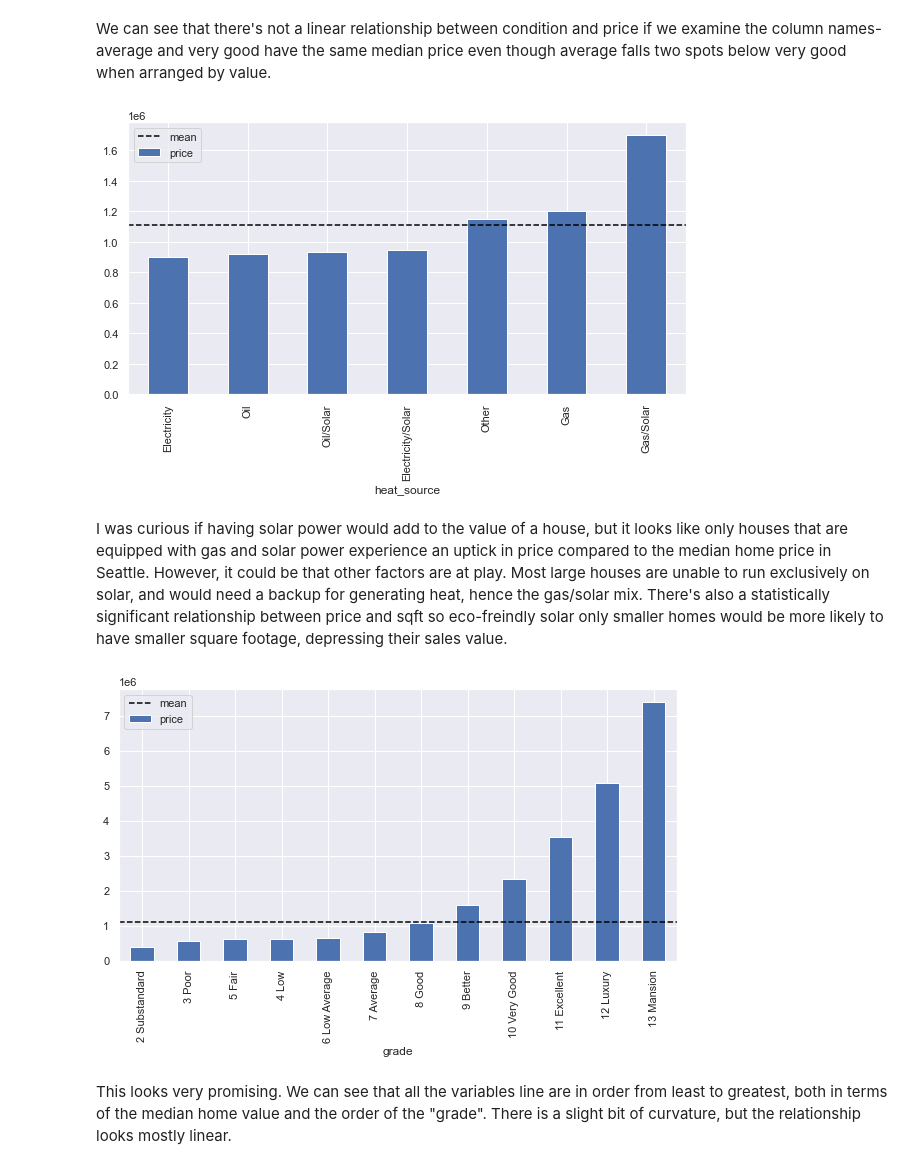
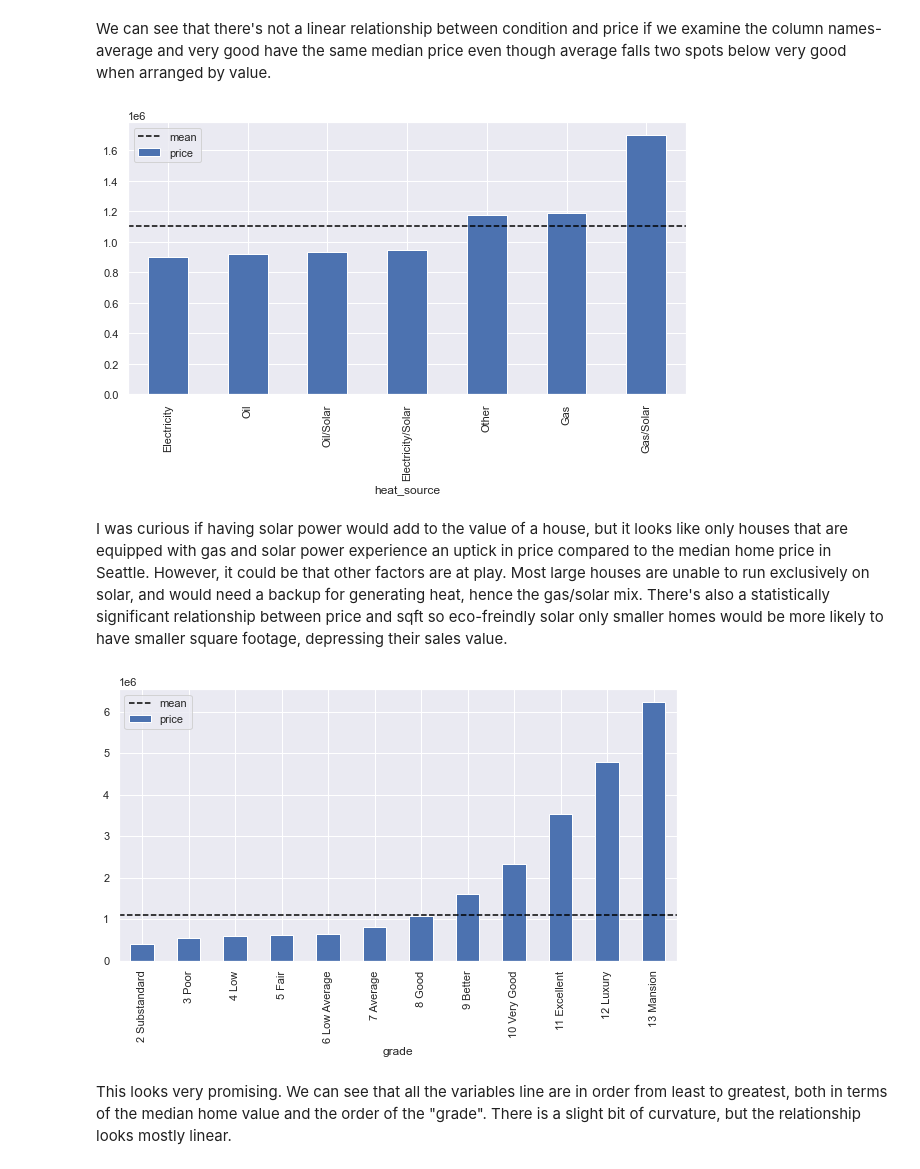
Before and after one commit to slowings/phase2-project, a Jupyter notebook: Final.ipynb, the cells around one changed output. Saved outputs shown, nothing was run; the diff lists cells and outputs as text; code cells hidden in the pictures.

```diff
--- a/Final.ipynb
+++ b/Final.ipynb
@@ -212,4 +198 @@ Looks like the 3 sqft is the only obviously wrong value, let's just fix that qui
-# %%
-#identified record number for sqft_living == 3 and changed value to sqft from Redfin
-df_kc.at[14977, 'sqft_living']= 3325
 # %%
@@ -247,0 +251,2 @@ plt.ylabel('price');
+# %%
+df_clean= df_kc[(df_kc['sqft_living']< 7658) & (df_kc['sqft_living']> 421)]
@@ -319,23 +342,23 @@ ax.legend();
 We can see that there's not a linear relationship between condition and price if we examine the column names- average and very good have the same median price even though average falls two spots below very good when arranged by value.
 # %%
 fig, ax = plt.subplots(figsize=(10,5))
-df_kc.groupby("heat_source").mean().sort_values(by="price").plot.bar(y="price", ax=ax)
-ax.axhline(y=df_kc["price"].mean(), label="mean", color="black", linestyle="--")
+df_clean.groupby("heat_source").mean().sort_values(by="price").plot.bar(y="price", ax=ax)
+ax.axhline(y=df_clean["price"].mean(), label="mean", color="black", linestyle="--")
 
 ax.legend();
 # %% [output]
-[figure, old version]
+[figure, new version]
 # %% [markdown]
 I was curious if having solar power would add to the value of a house, but it looks like only houses that are equipped with gas and solar power experience an uptick in price compared to the median home price in Seattle.  However, it could be that other factors are at play.  Most large houses are unable to run exclusively on solar, and would need a backup for generating heat, hence the gas/solar mix.  There's also a statistically significant relationship between price and sqft so eco-freindly solar only smaller homes would be more likely to have smaller square footage, depressing their sales value.
 # %%
 
 fig, ax = plt.subplots(figsize=(10,5))
-df.groupby("grade").mean().sort_values(by="price").plot.bar(y="price", ax=ax)
-ax.axhline(y=df["price"].mean(), label="mean", color="black", linestyle="--")
+df_clean.groupby("grade").mean().sort_values(by="price").plot.bar(y="price", ax=ax)
+ax.axhline(y=df_clean["price"].mean(), label="mean", color="black", linestyle="--")
 
 ax.legend();
 # %% [output]
-[figure, old version]
+[figure, new version]
 # %% [markdown]
 This looks very promising.  We can see that all the variables line are in order from least to greatest, both in terms of the median home value and the order of the "grade".  There is a slight bit of curvature, but the relationship looks mostly linear.
 # %% [markdown]
```
Also changed, not shown: parts of 41 cells of this notebook, 1 other file.
